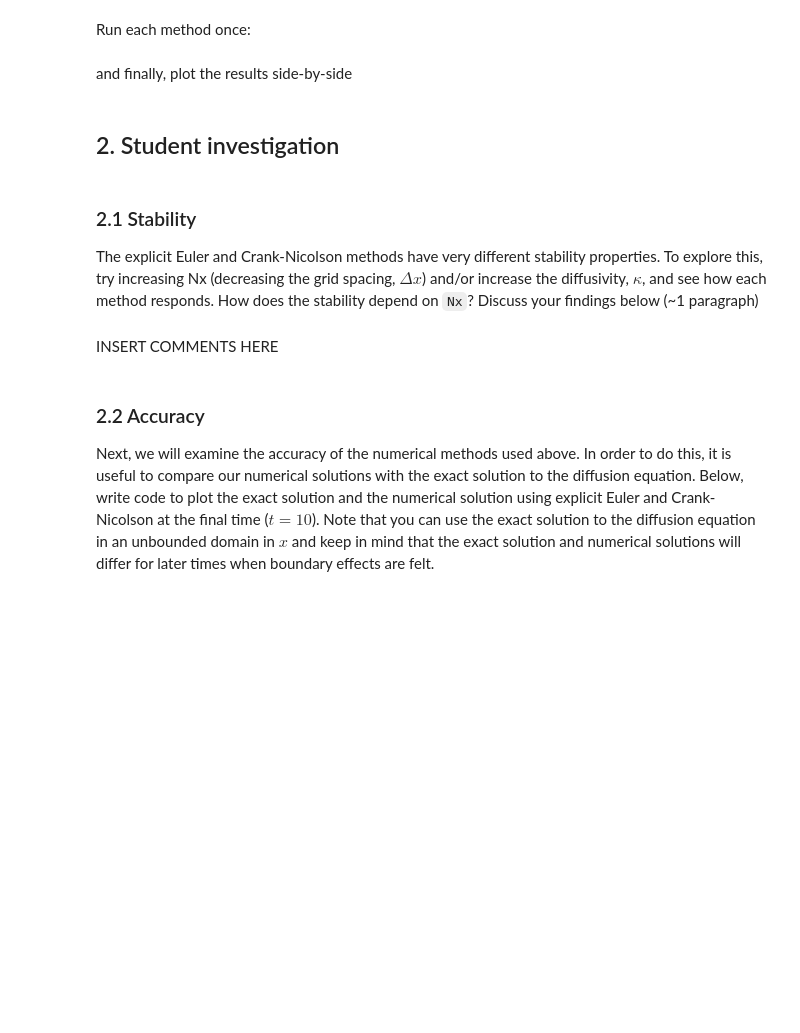
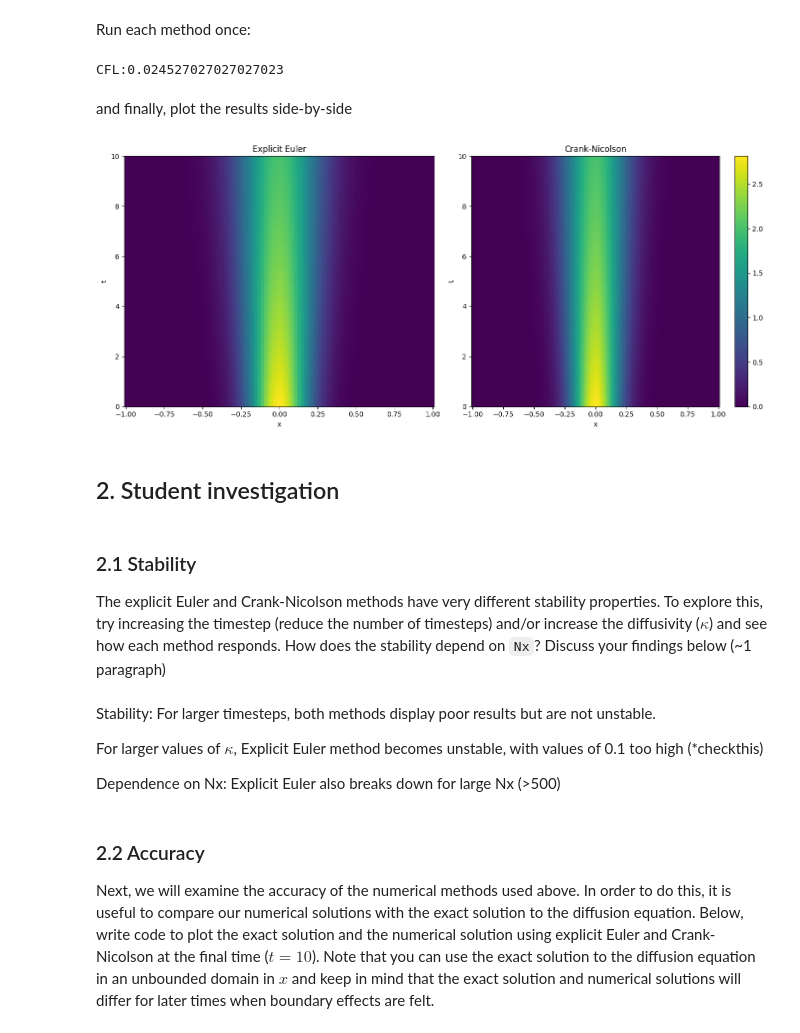
Before and after one commit to Feesh5/QCES, a Jupyter notebook: Project1_numerical_methods.ipynb, the cells around one changed output. Cells and saved outputs as stored; diff of their text form; code cells hidden in the pictures; blank space fills up the shorter version.

```diff
--- a/Project1_numerical_methods.ipynb
+++ b/Project1_numerical_methods.ipynb
@@ -138,36 +141,51 @@ x = np.linspace(x_start, x_end, Nx)  # Create a vector for x
 Run each method once:
 # %%
 # Run the simulations
+print(f"CFL:{(kappa*dt)/dx**2}"); #Want to be analytical threshold, here is 1/2
 c_EE = EE(x, t, kappa) # explicit Euler
 c_CN = CN(x, t, kappa) # Crank-Nicolson
+# %% [output]
+CFL:0.024527027027027023
 # %% [markdown]
 and finally, plot the results side-by-side
 # %%
 # Plot the results
 plt.figure(figsize=(14, 6))
 
 plt.subplot(1, 2, 1)
-plt.pcolormesh(x, t, c_EE.T, shading='auto')
+pcm1 = plt.pcolormesh(x, t, c_EE.T, shading='auto')
 plt.xlabel('x')
 plt.ylabel('t')
+#plt.colorbar(pcm1)
 plt.title('Explicit Euler')
 
 plt.subplot(1, 2, 2)
-plt.pcolormesh(x, t, c_CN.T, shading='auto')
+pcm2 = plt.pcolormesh(x, t, c_CN.T, shading='auto')
 plt.xlabel('x')
 plt.ylabel('t')
 plt.title('Crank-Nicolson')
 
+plt.colorbar(pcm2, ax=plt.gca())
+
 plt.tight_layout()
 plt.show()
+# %% [output]
+[figure, added]
 # %% [markdown]
 ## 2. Student investigation
 # %% [markdown]
 ### 2.1 Stability
 <a id='section2pt1'></a>
-The explicit Euler and Crank-Nicolson methods have very different stability properties. To explore this, try increasing Nx (decreasing the grid spacing, $\Delta x$) and/or increase the diffusivity, $\kappa$, and see how each method responds. How does the stability depend on `Nx`? Discuss your findings below (~1 paragraph)
+The explicit Euler and Crank-Nicolson methods have very different stability properties. To explore this, try increasing the timestep (reduce the number of timesteps) and/or increase the diffusivity ($\kappa$) and see how each method responds. How does the stability depend on `Nx`? Discuss your findings below (~1 paragraph)
-# %% [markdown]
-INSERT COMMENTS HERE
+# %% [markdown]
+
+
+Stability:
+For larger timesteps, both methods display poor results but are not unstable.
+
+For larger values of $\kappa$, Explicit Euler method becomes unstable, with values of 0.1 too high (*checkthis)
+
+Dependence on Nx: Explicit Euler also breaks down for large Nx (>500)
 # %% [markdown]
 ### 2.2 Accuracy
 <a id='section2pt2'></a>
```
Also changed, not shown: parts of 10 cells of this notebook.
